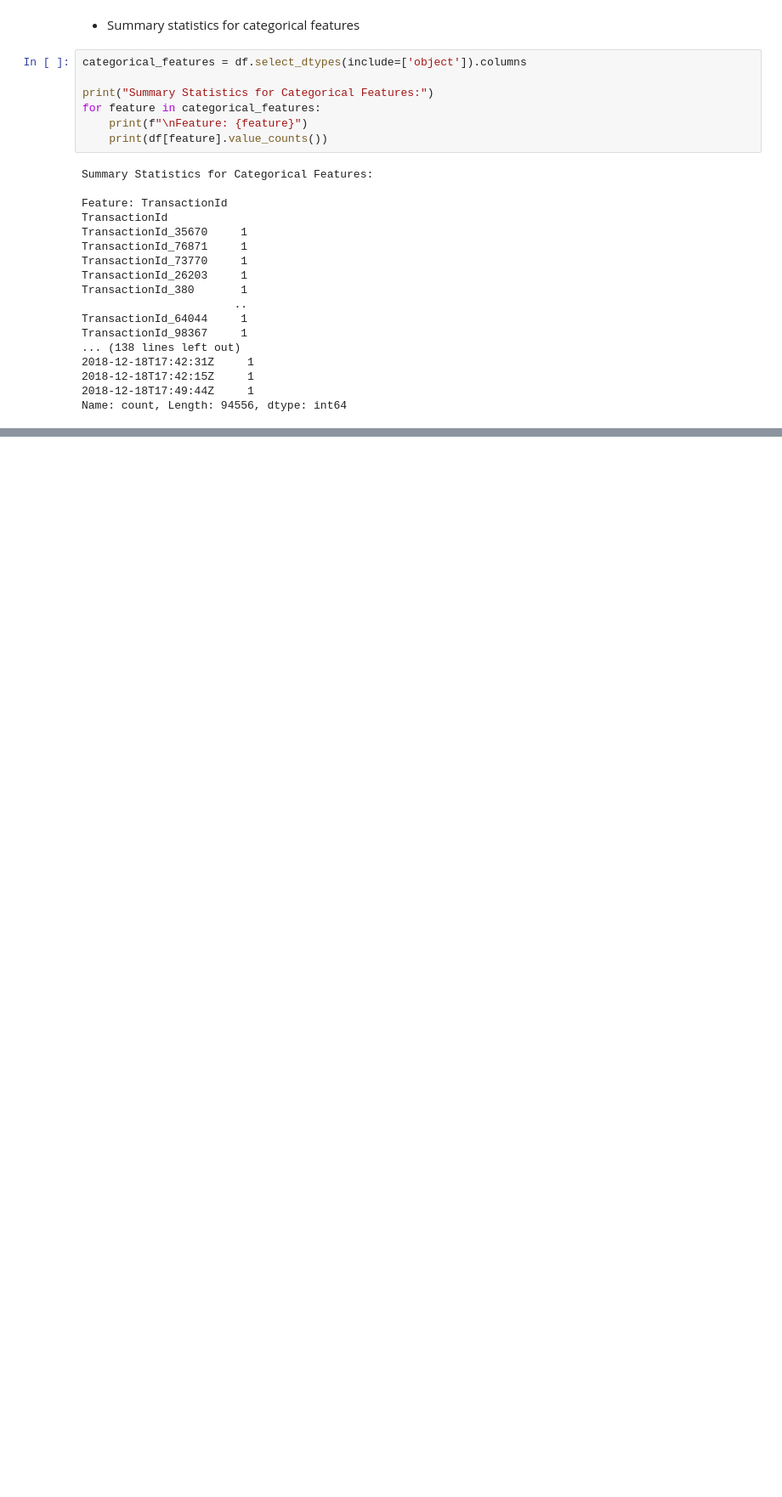
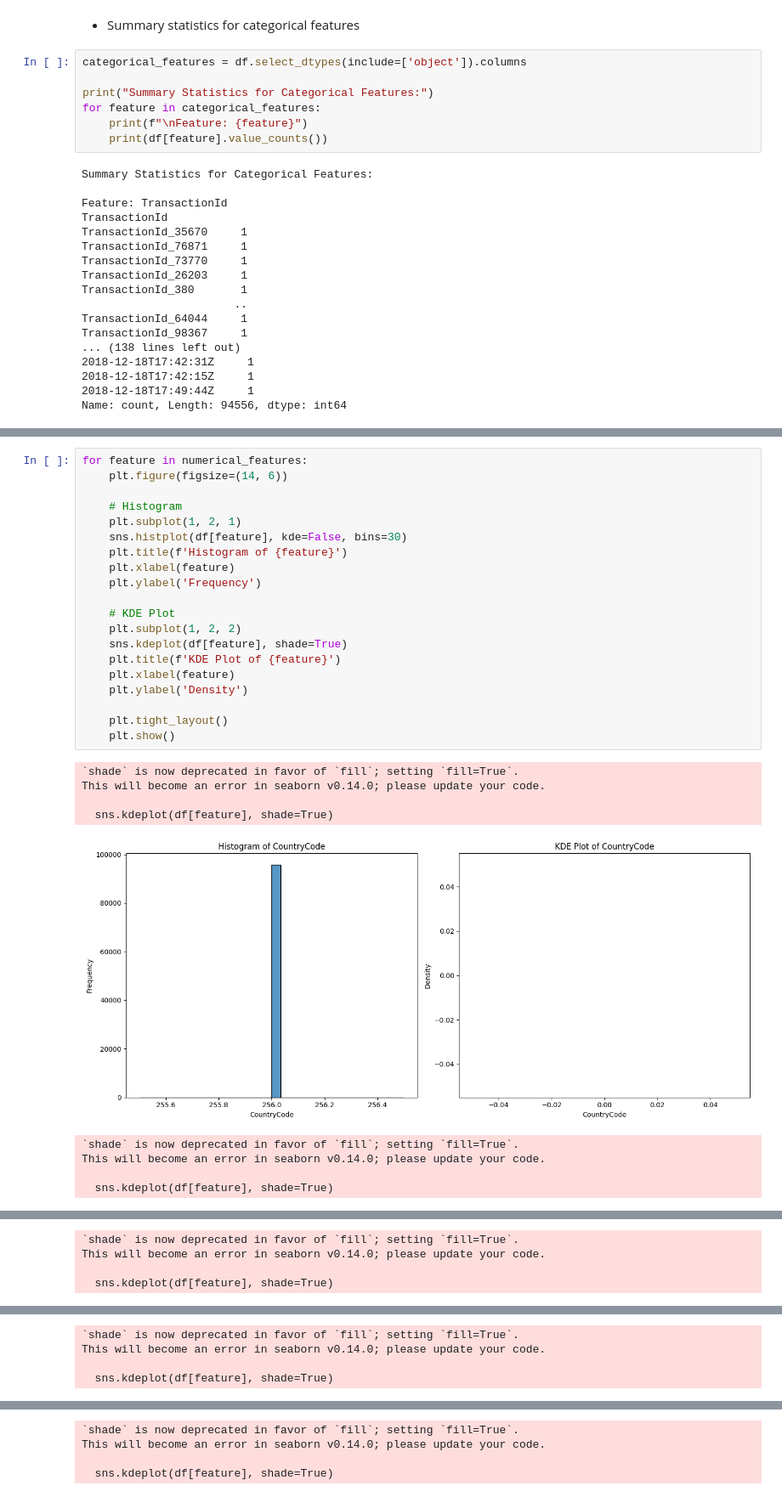
Before and after one commit to teddyhabtamu/Kifiya-AIM-Week-6, a Jupyter notebook: notebooks/EDA.ipynb, the cells around one changed output, grey strips where cells are left out. Shown at 85% size. Saved outputs shown, nothing was run; the diff lists cells and outputs as text; blank space fills up the shorter version.

Commit message:
Visualize the distribution of numberical features to identify patterns, skewness, and potential outliers

```diff
--- a/notebooks/EDA.ipynb
+++ b/notebooks/EDA.ipynb
@@ -102,0 +107,30 @@ Name: count, Length: 94556, dtype: int64
+# %%
+for feature in numerical_features:
+    plt.figure(figsize=(14, 6))
+
+    # Histogram
+    plt.subplot(1, 2, 1)
+    sns.histplot(df[feature], kde=False, bins=30)
+    plt.title(f'Histogram of {feature}')
+    plt.xlabel(feature)
+    plt.ylabel('Frequency')
+
+    # KDE Plot
+    plt.subplot(1, 2, 2)
+    sns.kdeplot(df[feature], shade=True)
+    plt.title(f'KDE Plot of {feature}')
+    plt.xlabel(feature)
+    plt.ylabel('Density')
+
+    plt.tight_layout()
+    plt.show()
+# %% [output]
+`shade` is now deprecated in favor of `fill`; setting `fill=True`.
+This will become an error in seaborn v0.14.0; please update your code.
+
+  sns.kdeplot(df[feature], shade=True)
+[figure, added]
+`shade` is now deprecated in favor of `fill`; setting `fill=True`.
+This will become an error in seaborn v0.14.0; please update your code.
+
+  sns.kdeplot(df[feature], shade=True)
@@ -102,0 +138,4 @@ Name: count, Length: 94556, dtype: int64
+`shade` is now deprecated in favor of `fill`; setting `fill=True`.
+This will become an error in seaborn v0.14.0; please update your code.
+
+  sns.kdeplot(df[feature], shade=True)
@@ -102,0 +143,4 @@ Name: count, Length: 94556, dtype: int64
+`shade` is now deprecated in favor of `fill`; setting `fill=True`.
+This will become an error in seaborn v0.14.0; please update your code.
+
+  sns.kdeplot(df[feature], shade=True)
@@ -102,0 +148,4 @@ Name: count, Length: 94556, dtype: int64
+`shade` is now deprecated in favor of `fill`; setting `fill=True`.
+This will become an error in seaborn v0.14.0; please update your code.
+
+  sns.kdeplot(df[feature], shade=True)
```
Also changed, not shown: parts of 5 cells of this notebook.
